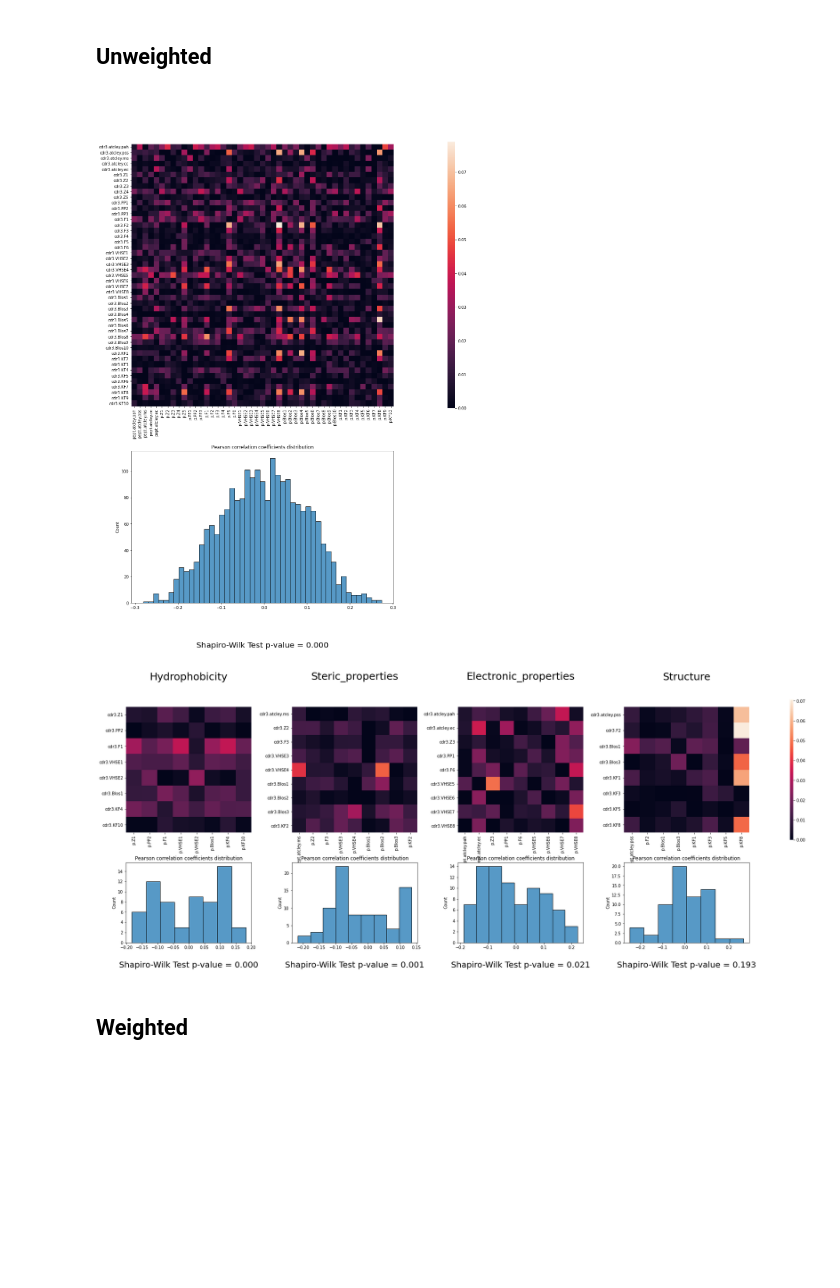
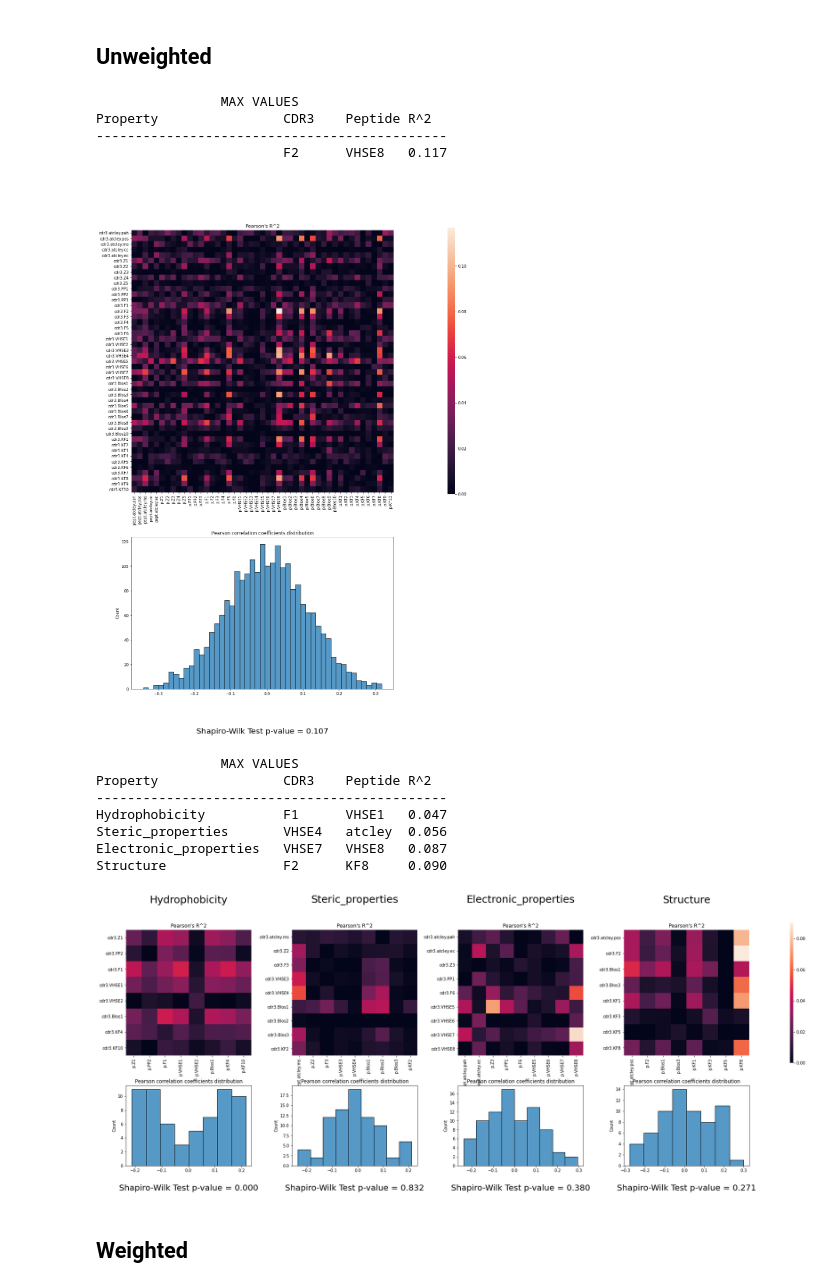
Before and after one commit to antigenomics/vdjdb-structure-tmp, a Jupyter notebook: Final.ipynb, the cells around one changed output. Drawn from its saved outputs; the diff is of its cells as text; code cells hidden in the pictures; blank space fills up the shorter version.

```diff
--- a/Final.ipynb
+++ b/Final.ipynb
@@ -132,0 +171,6 @@ contacts_filtered['weights'].hist(bins=100)
+# %%
+contacts_grouped['weights'] = weights_by_enegy(contacts_grouped['byres.energy'])
+contacts_grouped['weights'].hist(bins=100)
+plt.xlabel('weight')
+plt.ylabel('#')
+plt.show()
@@ -132,0 +209,26 @@ contacts_filtered['weights'].hist(bins=100)
+# %%
+fig, ax = plt.subplots(2, 4, figsize=(25,10))
+linear_ax, log_ax = ax[:,:2], ax[:,2:]
+
+is_log = False
+calc_stats(contacts_filtered, ax=linear_ax[0,0], logscale=is_log, weigted=False)
+calc_stats(contacts_filtered, ax=linear_ax[0,1], logscale=is_log, weigted=True)
+calc_stats(contacts_grouped, ax=linear_ax[1,0], logscale=is_log, weigted=False)
+calc_stats(contacts_grouped, ax=linear_ax[1,1], logscale=is_log, weigted=True)
+
+is_log = True
+calc_stats(contacts_filtered, ax=log_ax[0,0], logscale=is_log, weigted=False)
+calc_stats(contacts_filtered, ax=log_ax[0,1], logscale=is_log, weigted=True)
+calc_stats(contacts_grouped, ax=log_ax[1,0], logscale=is_log, weigted=False)
+calc_stats(contacts_grouped, ax=log_ax[1,1], logscale=is_log, weigted=True)
+
+fig.text(0.3, 0.96, 'Linear scale', ha='center', fontsize=22)
+fig.text(0.7, 0.96, 'Log scale', ha='center', fontsize=22)
+fig.text(0.195, 0.91, 'Unweighted', ha='center', fontsize=20)
+fig.text(0.4, 0.91, 'Weighted', ha='center', fontsize=20)
+fig.text(0.6, 0.91, 'Unweighted', ha='center', fontsize=20)
+fig.text(0.805, 0.91, 'Weighted', ha='center', fontsize=20)
+fig.text(0.09, 0.63, 'non grouped', ha='center', fontsize=20, rotation=90)
+fig.text(0.09, 0.25, 'grouped', ha='center', fontsize=20, rotation=90)
+
+plt.show()
@@ -294,6 +392,8 @@ def corr_analysis(contacts_df, index_nature=None, is_weighted=False, text_size=2
 
     corr_list = []
     max_corr = 0
+    print(f'\t\tMAX VALUES\n{"Property":<22}\tCDR3\tPeptide\tR^2')
+    print('-'*45)
     for prop in index_nature.columns:
         corr_list.append(corr_count_func(
             contacts_df,
@@ -301,10 +401,15 @@ def corr_analysis(contacts_df, index_nature=None, is_weighted=False, text_size=2
             peptide_indices[index_nature[prop]],
         ))
         max_corr = max(max_corr, corr_list[-1].abs().max().max())
+        ind, max_r2 = get_df_max_index(corr_list[-1]**2)
+        ind_cdr = ind[0].split('.')[1]
+        ind_pept = ind[1].split('.')[1]
+        print(f'{prop:<22}\t{ind_cdr}\t{ind_pept}\t{max_r2:.3f}')
 
     i = 0
     for prop in index_nature.columns:
         corr = corr_list[i]
+        # print(f'{prop}:\t{(corr**2).max():.3f}')
         ax_prop = ax[:,i]
         ax_prop[0].text(0.5, 0,
                         prop,
@@ -330,7 +435,7 @@ def corr_analysis(contacts_df, index_nature=None, is_weighted=False, text_size=2
 
         sns.heatmap(corr**2, vmin=0, vmax=max_corr**2, square=True,
                     ax=ax_prop[1], cbar_ax=ax[1,-1])
-        ax_prop[1].set_title("Pearson's R^2" + " weighted by contact energy" if is_weighted else "")
+        ax_prop[1].set_title("Pearson's R^2" + (" weighted by contact energy" if is_weighted else ""))
         ax_prop[1].tick_params(axis='x', rotation=90)
 
         sns.histplot(corr.values.flatten(), bins=index_nature[prop].sum(), ax=ax_prop[2])
@@ -358,16 +463,29 @@ def corr_analysis(contacts_df, index_nature=None, is_weighted=False, text_size=2
                         wspace=0.4,
                         hspace=0.4)
     plt.show()
+# %%
+contacts = contacts_grouped # contacts_filtered
 # %% [markdown]
 ## Unweighted
 # %%
-corr_analysis(contacts_filtered)
+corr_analysis(contacts)
 # %% [output]
+                MAX VALUES
+Property                CDR3    Peptide R^2
+---------------------------------------------
+                        F2      VHSE8   0.117
-[figure, old version]
+[figure, new version]
 # %%
-corr_analysis(contacts_filtered, index_nature)
+corr_analysis(contacts, index_nature)
 # %% [output]
+                MAX VALUES
+Property                CDR3    Peptide R^2
+---------------------------------------------
+Hydrophobicity          F1      VHSE1   0.047
+Steric_properties       VHSE4   atcley  0.056
+Electronic_properties   VHSE7   VHSE8   0.087
+Structure               F2      KF8     0.090
-[figure, old version]
+[figure, new version]
 # %% [markdown]
 ## Weighted
 # %%
```
Also changed, not shown: parts of 51 cells of this notebook, 1 other file.
